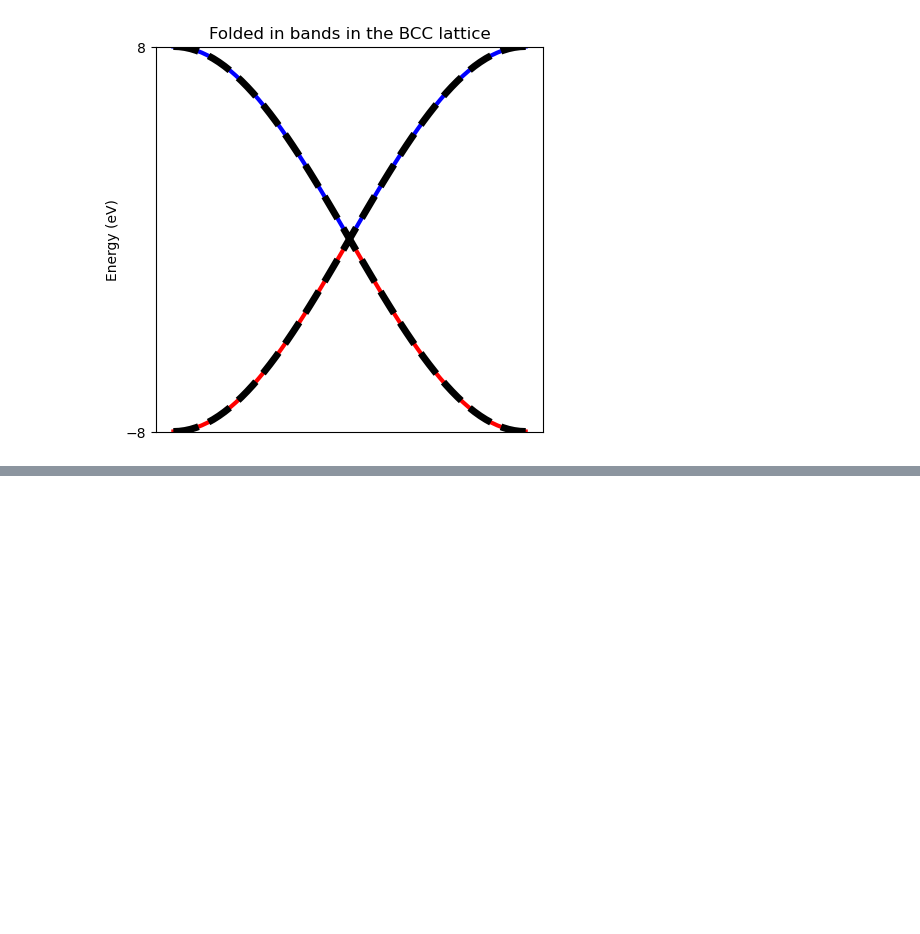
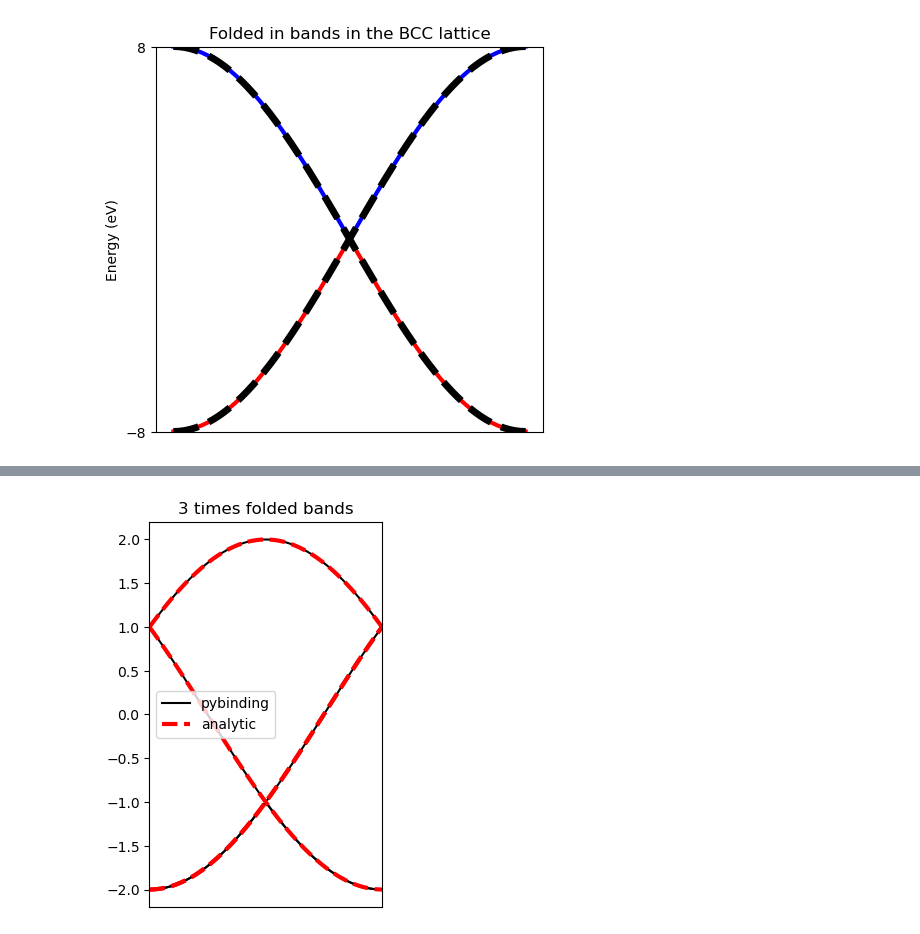
Before and after one commit to AliGhorashiCMT/8.511-Notes-and-Code, a Jupyter notebook: tight binding/Tight binding models and local field effects.ipynb, the cells around one changed output, grey strips where cells are left out. Saved outputs shown, nothing was run; the diff lists cells and outputs as text; code cells hidden in the pictures; blank space fills up the shorter version.

```diff
--- a/tight binding/Tight binding models and local field effects.ipynb
+++ b/tight binding/Tight binding models and local field effects.ipynb
@@ -335,0 +388,12 @@ plt.ylabel("Energy (eV)");
+# %%
+solver = pb.solver.lapack(model)
+k = np.random.rand() * 2 * np.pi / 3
+solver.set_wave_vector(k)
+evectors_k = solver.eigenvectors
+rotationks = [1, exp(1j*a*k), exp(1j*2*a*k)]
+rotated_evectors_k = einsum("i, ik -> ik", rotationks, evectors_k)
+k = np.random.rand() * 2 * np.pi / 3
+solver.set_wave_vector(k)
+evectors_kprime = solver.eigenvectors
+rotationks = [1, exp(1j*a*k), exp(1j*2*a*k)]
+rotated_evectors_kprime = einsum("i, ik -> ik", rotationks, evectors_kprime)
@@ -335,0 +406,17 @@ plt.ylabel("Energy (eV)");
+# %%
+N = 100
+bands = solver.calc_bands(0, 2 * np.pi/(3*a), step= 2*np.pi/(3*a)/N)
+analytic = np.vstack([np.array(2 * t * np.cos(bands.k_path + 2*np.pi*n/(3*a))).flatten() for n in range(0, 3)]);
+# %%
+plt.figure(figsize=(3, 5))
+plt.plot(bands.energy[:, 0], color="black", label="pybinding");
+plt.plot(analytic.transpose()[:, 0], color="red", linestyle="dashed", linewidth=3, label="analytic");
+plt.plot(bands.energy, color="black");
+plt.plot(analytic.transpose(), color="red", linestyle="dashed", linewidth=3);
+
+plt.xticks([])
+plt.xlim(0, N);
+plt.title("3 times folded bands");
+plt.legend();
+# %% [output]
+[figure, added]
```
Also changed, not shown: parts of 8 cells of this notebook.
